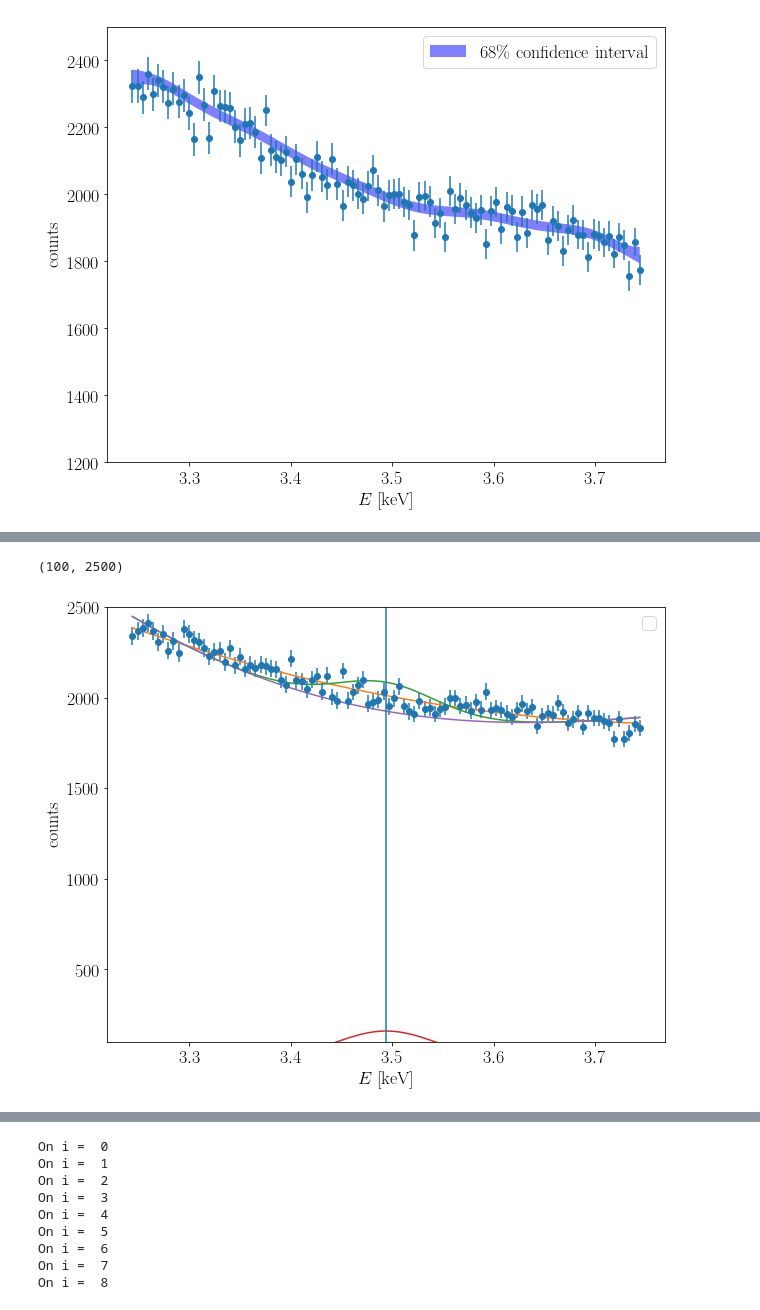
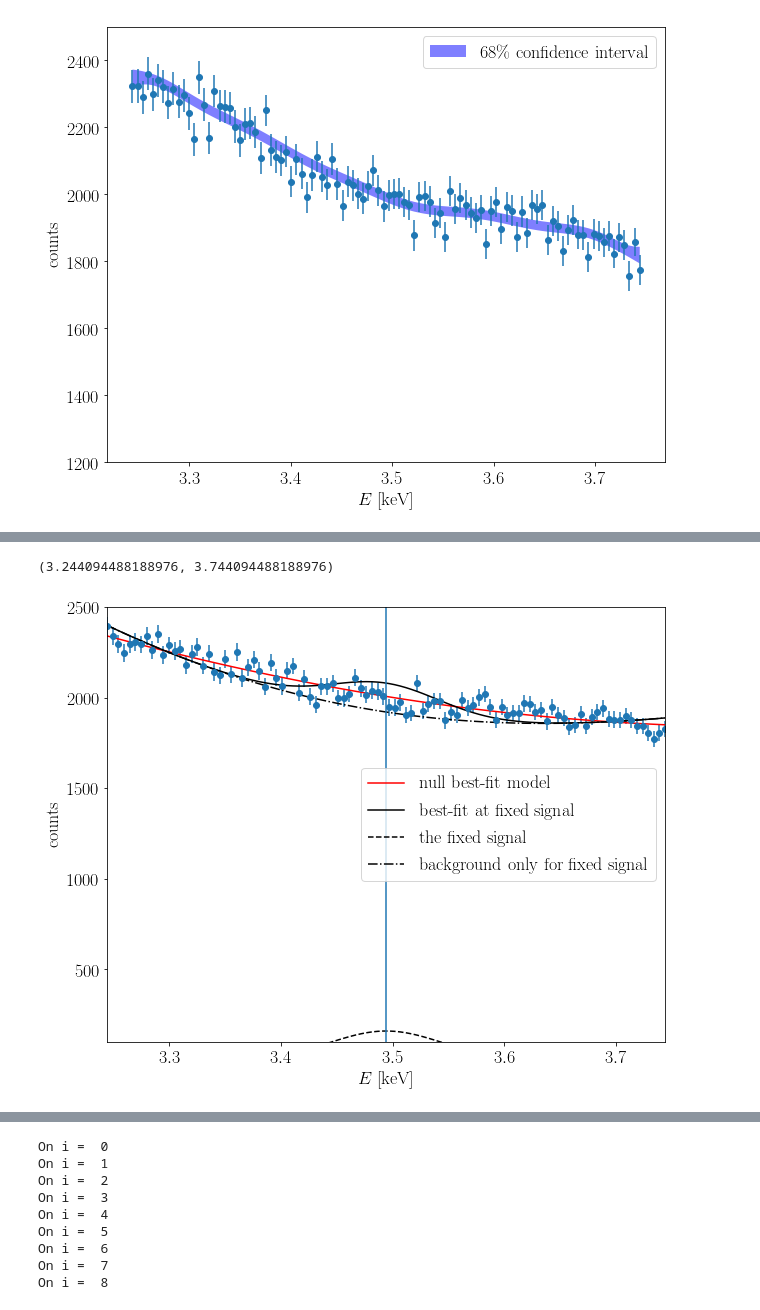
Before and after one commit to bsafdi/GP-x-ray, a Jupyter notebook: perseus_GP_clean.ipynb, the cells around one changed output, grey strips where cells are left out. Saved outputs shown, nothing was run; the diff lists cells and outputs as text; code cells hidden in the pictures.

```diff
--- a/perseus_GP_clean.ipynb
+++ b/perseus_GP_clean.ipynb
@@ -220,21 +228,22 @@ mean_sig,_,sig = sp.get_best_fit(10.0)
 # %%
 fig = plt.figure(figsize=(10,8))
 
 plt.errorbar(Epns,fake_data,errors,fmt="o")
-plt.plot(Epns,mean_null)
-plt.plot(Epns,mean_sig)
-plt.plot(Epns,sig)
-plt.plot(Epns,mean_sig-sig)
+plt.plot(Epns,mean_null,'r-',label="null best-fit model")
+plt.plot(Epns,mean_sig,'k-',label="best-fit at fixed signal")
+plt.plot(Epns,sig,'k--',label="the fixed signal")
+plt.plot(Epns,mean_sig-sig,'k-.',label="background only for fixed signal")
 plt.axvline(E_3p5)
 
 
 plt.ylabel(r'counts',fontsize=18)
 plt.xlabel(r'$E$ [keV]',fontsize=18)
 plt.xticks(fontsize=18)
 plt.yticks(fontsize=18)
 #plt.ylim(-10, 20)
-plt.legend(loc=1,fontsize=18)
+plt.legend(fontsize=18)
 plt.ylim(100,2500)
+plt.xlim(Epns[0],Epns[-1])
 # %% [output]
-(100, 2500)
+(3.244094488188976, 3.744094488188976)
-[figure, old version]
+[figure, new version]
```
Also changed, not shown: parts of 15 cells of this notebook.
